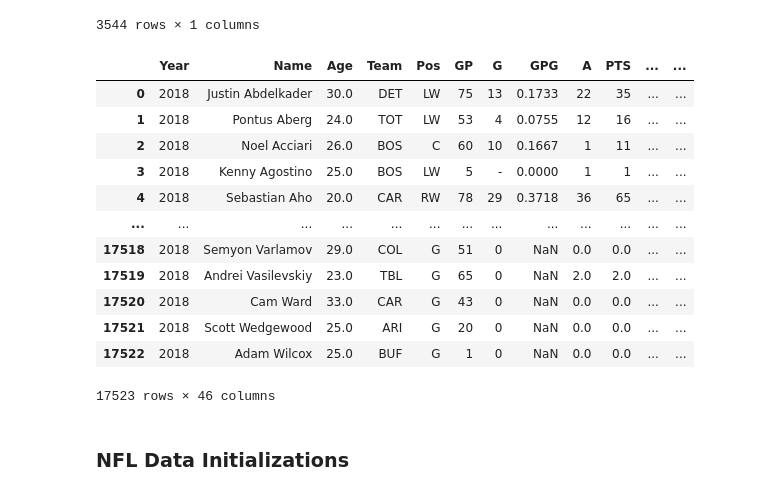
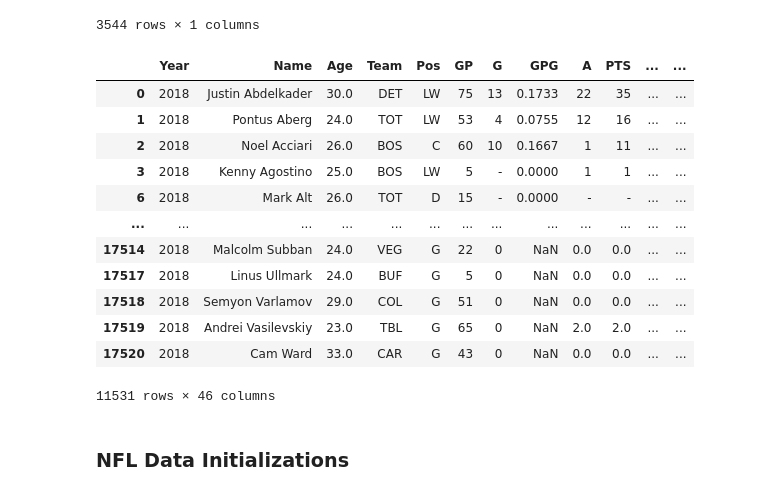
Before and after one commit to stevensryanw/stevensryanw.github.io, a Jupyter notebook: main.ipynb, the cells around one changed output. Cells and saved outputs as stored; diff of their text form; code cells hidden in the pictures.

```diff
--- a/main.ipynb
+++ b/main.ipynb
@@ -139,44 +139,47 @@ nhlSalary = pd.read_csv('data/nhl/salary_data/salariesFinal.csv')
 nhlSalary.drop(nhlSalary[nhlSalary['Year'] < 2000].index, inplace=True)
 nhlSalary.drop(nhlSalary[nhlSalary['Year'] > 2018].index, inplace=True)
 
 #Meging the salary dataframe with the skater and goalie dataframe
 nhlSkaterSal =  nhlSkaters.merge(nhlSalary, on=['Name', 'Year'], how='left')
 nhlGoalieSal =  nhlGoalies.merge(nhlSalary, on=['Name', 'Year'], how='left')
 
 #Output the dataframes to csv
 nhlSkaterSal.to_csv('data/nhl/skater_data/nhlSkaterSal.csv')
 nhlGoalieSal.to_csv('data/nhl/goalie_data/nhlGoalieSal.csv')
 
 #Print the dataframe
 nhlGoalieSal
 nhlSkaterSal
 
 #Merge the skaterSal and goalieSal dataframes
 nhl = pd.concat([nhlSkaterSal, nhlGoalieSal], ignore_index=True)
 
-#Output the dataframe to csv
-nhl.to_csv('data/nhl/nhl.csv')
-
 #Example of finding skaters and golies from the newly merged dataframe
 skaters = nhl[nhl['Pos']!='G']
 goalies = nhl[nhl['Pos']=='G']
 
+#Remove rows with empty salary values
+nhl.dropna(subset=['Salary'], inplace=True)
+
+#Output the dataframe to csv
+nhl.to_csv('data/nhl/nhl.csv')
+
 #Output the dataframe
 nhl
 # %% [output]
 |  | Year | Name | Age | Team | Pos | GP | G | GPG | A | PTS | ... | ... |
 | 0 | 2018 | Justin Abdelkader | 30.0 | DET | LW | 75 | 13 | 0.1733 | 22 | 35 | ... | ... |
 | 1 | 2018 | Pontus Aberg | 24.0 | TOT | LW | 53 | 4 | 0.0755 | 12 | 16 | ... | ... |
 | 2 | 2018 | Noel Acciari | 26.0 | BOS | C | 60 | 10 | 0.1667 | 1 | 11 | ... | ... |
 | 3 | 2018 | Kenny Agostino | 25.0 | BOS | LW | 5 | - | 0.0000 | 1 | 1 | ... | ... |
-| 4 | 2018 | Sebastian Aho | 20.0 | CAR | RW | 78 | 29 | 0.3718 | 36 | 65 | ... | ... |
+| 6 | 2018 | Mark Alt | 26.0 | TOT | D | 15 | - | 0.0000 | - | - | ... | ... |
 | ... | ... | ... | ... | ... | ... | ... | ... | ... | ... | ... | ... | ... |
+| 17514 | 2018 | Malcolm Subban | 24.0 | VEG | G | 22 | 0 | NaN | 0.0 | 0.0 | ... | ... |
+| 17517 | 2018 | Linus Ullmark | 24.0 | BUF | G | 5 | 0 | NaN | 0.0 | 0.0 | ... | ... |
 | 17518 | 2018 | Semyon Varlamov | 29.0 | COL | G | 51 | 0 | NaN | 0.0 | 0.0 | ... | ... |
 | 17519 | 2018 | Andrei Vasilevskiy | 23.0 | TBL | G | 65 | 0 | NaN | 2.0 | 2.0 | ... | ... |
 | 17520 | 2018 | Cam Ward | 33.0 | CAR | G | 43 | 0 | NaN | 0.0 | 0.0 | ... | ... |
-| 17521 | 2018 | Scott Wedgewood | 25.0 | ARI | G | 20 | 0 | NaN | 0.0 | 0.0 | ... | ... |
-| 17522 | 2018 | Adam Wilcox | 25.0 | BUF | G | 1 | 0 | NaN | 0.0 | 0.0 | ... | ... |
-17523 rows × 46 columns
+11531 rows × 46 columns
 # %% [markdown]
 ### NFL Data Initializations
 # %%
```
Also changed, not shown: 4 other files.
